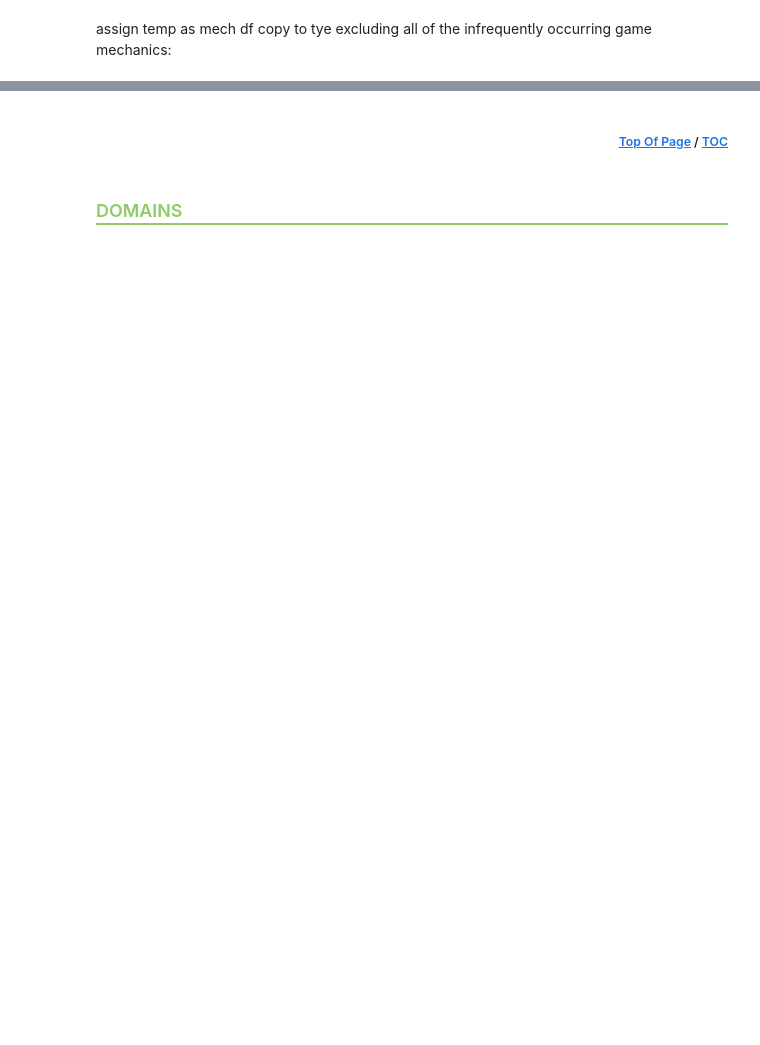
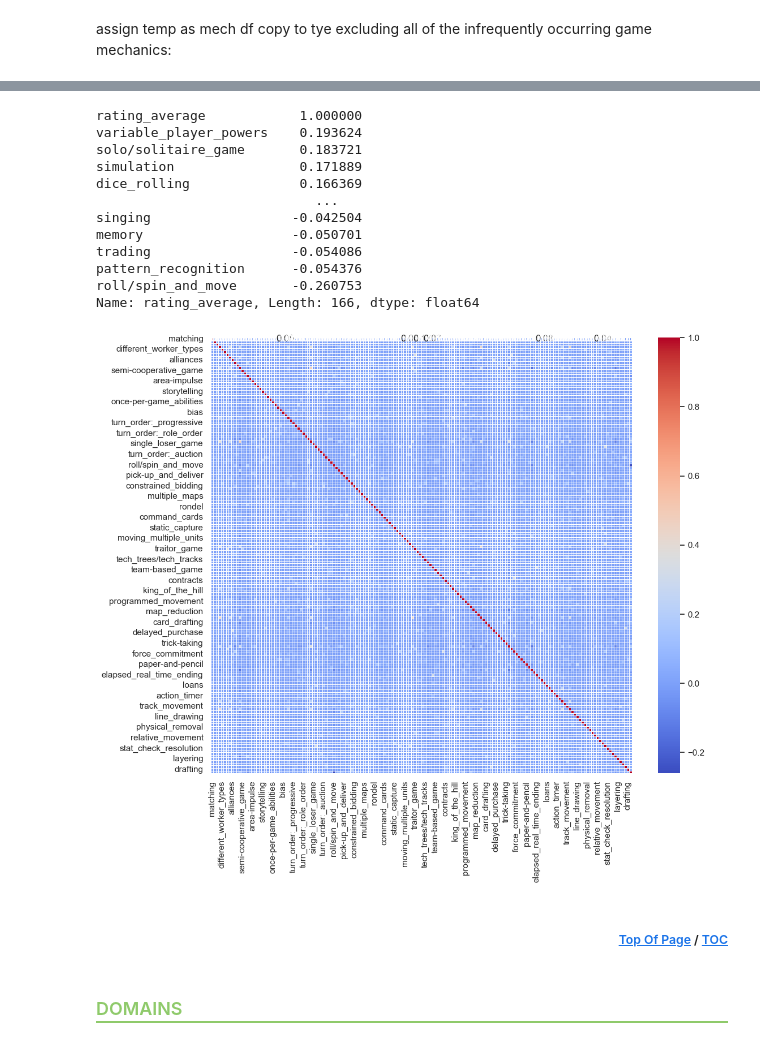
Before and after one commit to jdormaar/Boardgame_Preferences_Predictive_Analysis, a Jupyter notebook: workbook/notebook.ipynb, the cells around one changed output, grey strips where cells are left out. Drawn from its saved outputs; the diff is of its cells as text; code cells hidden in the pictures; blank space fills up the shorter version.

```diff
--- a/workbook/notebook.ipynb
+++ b/workbook/notebook.ipynb
@@ -927,0 +946,6 @@ mech shape excluding infrequent mechanics: (20343, 182)
+# %%
+print(f'mech shape with all mechanics: {mech.shape}')
+
+mech.drop(to_drop, axis=1, inplace=True)
+
+print(f'mech shape excluding infrequent mechanics: {mech.shape}')
@@ -937,0 +958,5 @@ mech.to_csv(f'../data/df_mechanics_dummies_{session}.csv', index=False)
+# %%
+mech['rating_average'] = df['rating_average']
+
+# sns.pairplot(data=mech)
+# plt.show()
@@ -938,3 +979,26 @@ mech.to_csv(f'../data/df_mechanics_dummies_{session}.csv', index=False)
+# %%
+correlation_matrix = mech.corr()
+correlation_with_target = correlation_matrix['rating_average'].sort_values(ascending=False)
+
+print(correlation_with_target)
+
+plt.figure(figsize=(12, 10))
+sns.heatmap(correlation_matrix, annot=True, cmap='coolwarm', fmt=".2f", linewidths=.5)
+plt.show()
+# %% [output]
+rating_average            1.000000
+variable_player_powers    0.193624
+solo/solitaire_game       0.183721
+simulation                0.171889
+dice_rolling              0.166369
+                            ...
+singing                  -0.042504
+memory                   -0.050701
+trading                  -0.054086
+pattern_recognition      -0.054376
+roll/spin_and_move       -0.260753
+Name: rating_average, Length: 166, dtype: float64
+[figure, added]
 # %% [markdown]
 <h5 style="text-align:right; padding-right: 10%;">
   <a href="#title">Top Of Page</a> / <a href="#table-of-contents">TOC</a>
```
Also changed, not shown: parts of 24 cells of this notebook, 1 other file.
